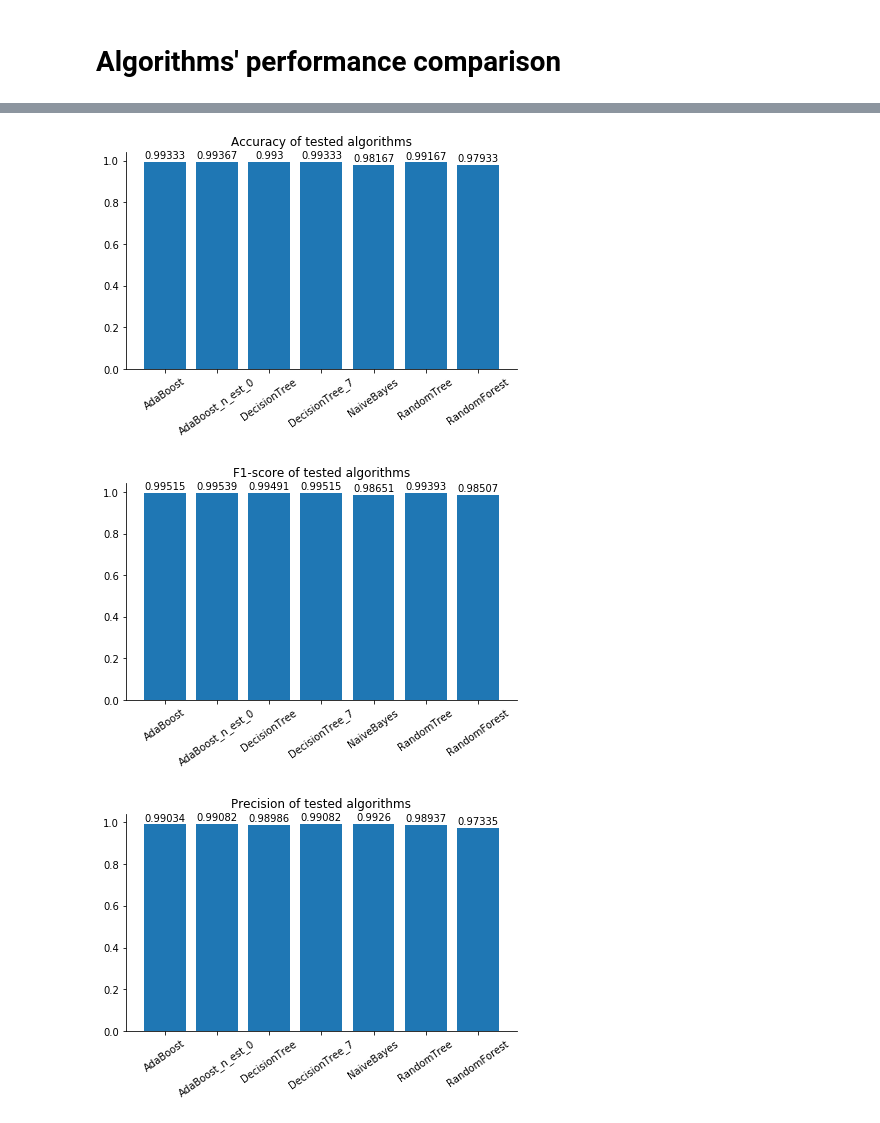
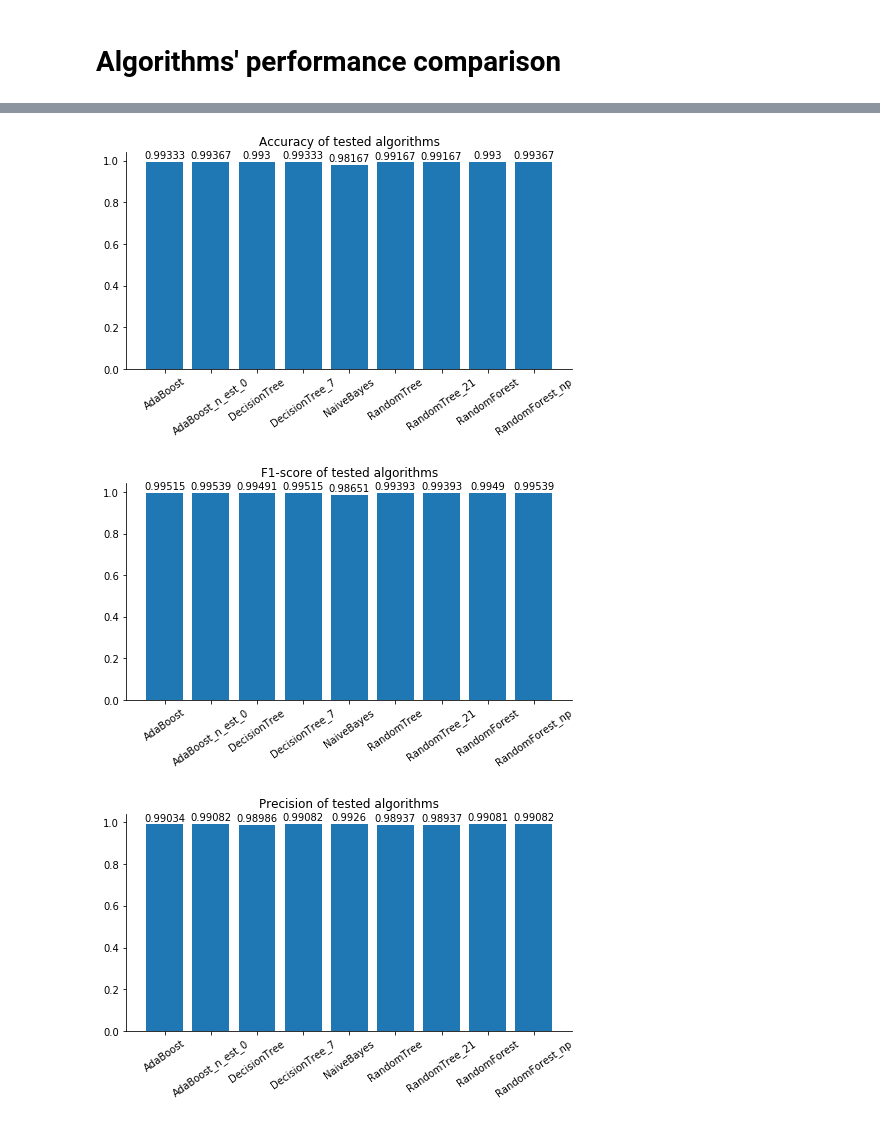
Before and after one commit to m4t22/ml_ids, a Jupyter notebook: single_dataset_analysis.ipynb, the cells around one changed output, grey strips where cells are left out. Saved outputs shown, nothing was run; the diff lists cells and outputs as text; code cells hidden in the pictures.

```diff
--- a/single_dataset_analysis.ipynb
+++ b/single_dataset_analysis.ipynb
@@ -616,0 +669,28 @@ plot_stats(FPR, "False Positive Rate")
+# %%
+classifiers = {
+                "RandomTree":DecisionTreeClassifier(random_state=0, splitter = "random"),
+                "RandomTree_21":DecisionTreeClassifier(random_state=0, splitter = "random", max_depth = 21),
+
+}
+
+Acc = {}
+F1S = {}
+Prec = {}
+Rec = {}
+FPR = {}
+
+for name, clf in classifiers.items():
+
+    model = clf.fit(X_train, y_train)
+
+    y_pred = model.predict(X_test)
+
+    Acc[name] = metrics.accuracy_score(y_test, y_pred)
+    F1S[name] = metrics.f1_score(y_test, y_pred)
+    Prec[name] = metrics.precision_score(y_test, y_pred)
+    Rec[name] = metrics.recall_score(y_test, y_pred)
+    tn, fp, fn, tp = metrics.confusion_matrix(y_test, y_pred).ravel()
+    FPR[name] = fp/(fp+tn)
+
+    print("Algorithm: {0:12} Accuracy: {1:.5f}, F1-score: {2:.5f}, Precision: {3:.5f}, Recall: {4:.5f}, FPR: {5:.5f}".format(name, Acc[name], F1S[name], Prec[name], Rec[name], FPR[name]))
+    print("TN: {0:3}; FP: {1:3}; FN: {2:4}; TP: {3:3}\n".format(tn, fp, fn, tp))
@@ -630,7 +886,10 @@ classifiers = {"AdaBoost":AdaBoostClassifier(n_estimators=182, random_state=seed
                "DecisionTree_7":DecisionTreeClassifier(random_state=0, max_depth = 7),
                "NaiveBayes":GaussianNB(),
                "RandomTree":DecisionTreeClassifier(random_state=0, splitter = "random"),
-               "RandomForest":RandomForestClassifier(n_estimators=36, max_depth=2, random_state=0)}
+               "RandomTree_21":DecisionTreeClassifier(random_state=0, splitter = "random", max_depth = 21),
+               "RandomForest":RandomForestClassifier(),
+               "RandomForest_np":RandomForestClassifier(n_estimators=32, max_depth=22, random_state=0)
+               }
 
 Acc = {}
 F1S = {}
@@ -677,10 +933,10 @@ TN: 893; FP:  56; FN:    6; TP: 2045
 # %%
-plot_stats(Acc, "Accuracy")
-plot_stats(F1S, "F1-score")
-plot_stats(Prec, "Precision")
-plot_stats(Rec, "Recall")
-plot_stats(FPR, "False Positive Rate")
+plot_stats2(Acc, "Accuracy")
+plot_stats2(F1S, "F1-score")
+plot_stats2(Prec, "Precision")
+plot_stats2(Rec, "Recall")
+plot_stats2(FPR, "False Positive Rate")
 # %% [output]
-[figure, old version]
+[figure, new version]
-[figure, old version]
+[figure, new version]
-[figure, old version]
+[figure, new version]
```
Also changed, not shown: parts of 11 cells of this notebook.
